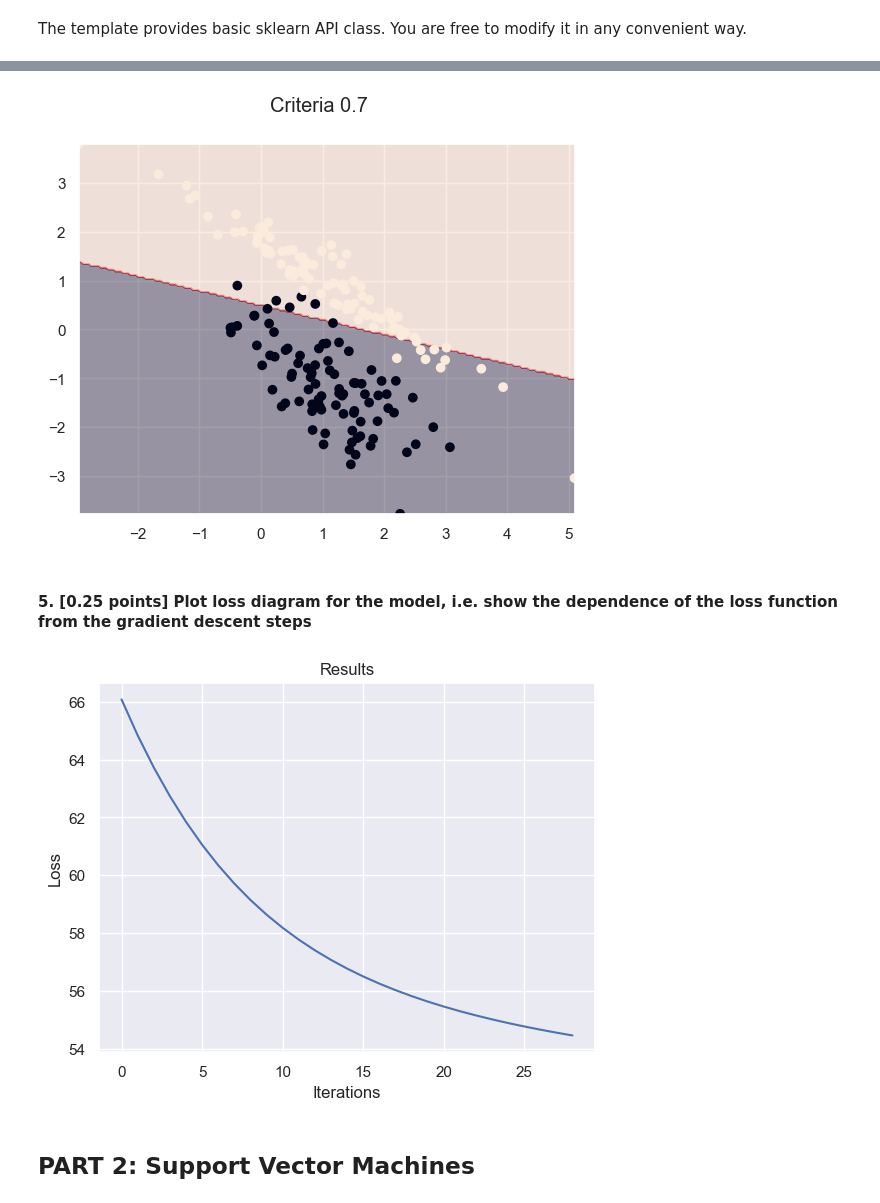
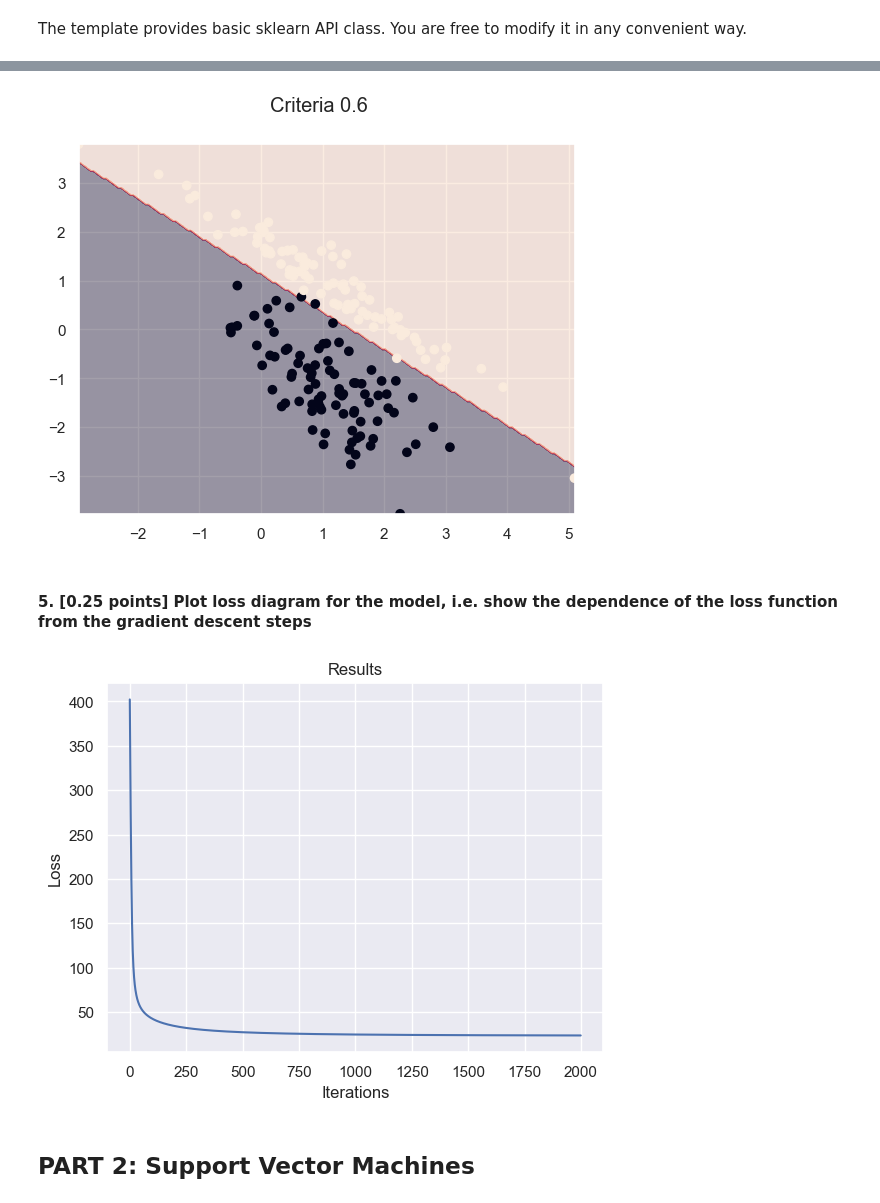
Before and after one commit to ProbablyDead/ml_hse_hw, a Jupyter notebook: hw3/HW3_v8.ipynb, the cells around one changed output, grey strips where cells are left out. Drawn from its saved outputs; the diff is of its cells as text; code cells hidden in the pictures.

```diff
--- a/hw3/HW3_v8.ipynb
+++ b/hw3/HW3_v8.ipynb
@@ -69,7 +70,7 @@ The template provides basic sklearn API class. You are free to modify it in any
 from sklearn.base import BaseEstimator, ClassifierMixin
 # %%
 class Logit(BaseEstimator, ClassifierMixin):
-    def __init__(self, beta=1.0, gamma=1.0, lr=1e-3, tolerance=0.01, max_iter=1000, random_state=42, criteria=0.5):
+    def __init__(self, beta=1.0, gamma=1.0, lr=1e-3, tolerance=0.01, max_iter=1000, random_state=random_state, criteria=0.5):
         self.beta = beta
         self.gamma = gamma
         self.tolerance = tolerance
@@ -87,6 +88,8 @@ class Logit(BaseEstimator, ClassifierMixin):
         def stop_condition(current_iter, last_w):
             norm = np.linalg.norm(self.w - last_w)
             return current_iter < self.max_iter and norm > self.tolerance or current_iter == 0
+
+        X = np.c_[np.ones(X.shape[0]), X]
 
         if self.w is None:
             self.w = np.random.normal(size=X.shape[1])
@@ -112,6 +115,8 @@ class Logit(BaseEstimator, ClassifierMixin):
         if self.w is None:
             raise Exception('Not trained yet')
 
+        X = np.c_[np.ones(X.shape[0]), X]
+
         return np.where(sigmoid(X.dot(self.w)) < self.criteria, 0, 1)
 
     def predict_proba(self, X):
@@ -139,8 +144,8 @@ def plot_decision_boundary(model, X, y, criteria):
 
     fig.suptitle(f'Criteria {criteria}')
 # %%
-for criteria in [x / 10 for x in range(4, 9)]:
-    model = Logit(criteria=criteria)
+for criteria in [i / 10 for i in range(4, 9)]:
+    model = Logit(criteria=criteria, tolerance=1e-5, max_iter=2000, beta=1e-4)
     model.fit(X, y)
     plot_decision_boundary(model, X, y, criteria)
 # %% [output]
@@ -154,31 +159,28 @@ for criteria in [x / 10 for x in range(4, 9)]:
 # %%
-model = Logit(criteria=0.7)
+model = Logit(criteria=0.7, tolerance=1e-5, max_iter=2000, beta=1e-4)
 model.fit(X, y)
-plot_decision_boundary(model, X, y, 0.7)
+plot_decision_boundary(model, X, y, 0.6)
 # %% [output]
-[figure, old version]
+[figure, new version]
 # %% [markdown]
 #### 5. [0.25 points] Plot loss diagram for the model, i.e. show the dependence of the loss function from the gradient descent steps
 # %%
-import matplotlib.pyplot as plt
-import numpy as np
-
 from matplotlib.collections import EventCollection
 
 # plot the data
 fig = plt.figure()
 ax = fig.add_subplot(1, 1, 1)
 
-ax.plot(range((len(model.loss_history))), model.loss_history)
+ax.plot(range(len(model.loss_history)), model.loss_history)
 
 ax.set_title('Results')
 plt.xlabel("Iterations")
 plt.ylabel("Loss")
 
 # display the plot
 plt.show()
 # %% [output]
-[figure, old version]
+[figure, new version]
 # %% [markdown]
 ## PART 2: Support Vector Machines
 # %% [markdown]
```
Also changed, not shown: parts of 33 cells of this notebook.
